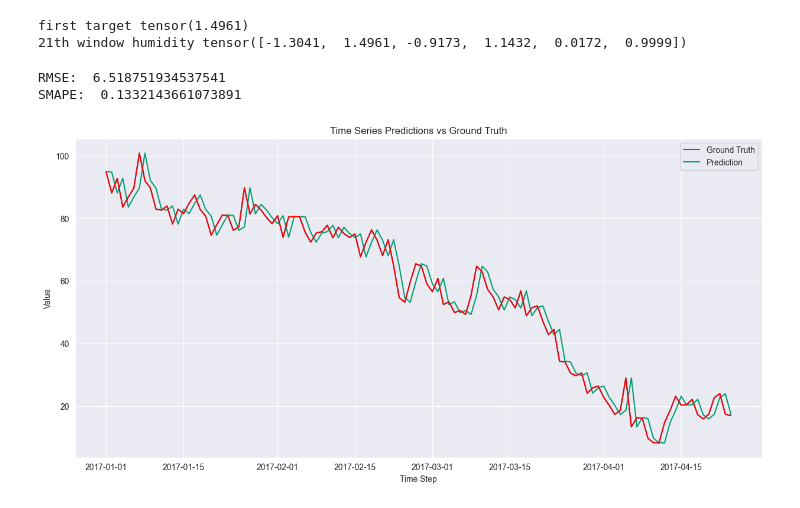
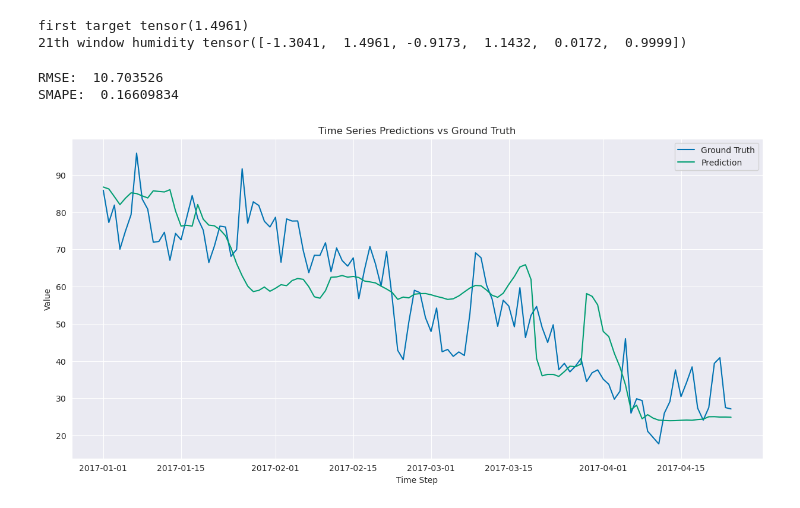
Before and after one commit to Jookare/ADAML-project2, a Jupyter notebook: Train/training.ipynb, the cells around one changed output. Cells and saved outputs as stored; diff of their text form; code cells hidden in the pictures.

```diff
--- a/Train/training.ipynb
+++ b/Train/training.ipynb
@@ -13,15 +13,15 @@ train_path = "../data/ClimateTrain.csv"
 test_path = "../data/ClimateTest.csv"
 
 # Read as pandas dataframe and transform dates to datetime
-train_df = pd.read_csv(train_path)
-train_df['date'] = pd.to_datetime(train_df['date'])
+train_df_raw = pd.read_csv(train_path)
+train_df_raw['date'] = pd.to_datetime(train_df_raw['date'])
 
-test_df = pd.read_csv(test_path)
-test_df['date'] = pd.to_datetime(test_df['date'])
+test_df_raw = pd.read_csv(test_path)
+test_df_raw['date'] = pd.to_datetime(test_df_raw['date'])
 
 # Plot description
-train_df.describe()
-test_df.describe()
+train_df_raw.describe()
+test_df_raw.describe()
 # %% [output]
 |  | date | meantemp | humidity | wind_speed | meanpressure |
 | count | 114 | 114.000000 | 114.000000 | 114.000000 | 114.000000 |
@@ -35,6 +35,6 @@ test_df.describe()
 # %% [markdown]
 ## Pretreat the data
 # %%
-train_df, test_df, reference_stats = pretreat_data(train_df, test_df)
+train_df, test_df, norm_stats = pretreat_data(train_df_raw, test_df_raw)
 # %% [output]
 Pre-treating data...
@@ -286,34 +285,28 @@ with torch.no_grad(): # Iterate
 gt = np.array(results["gt"])
 pred = np.array(results["pred"])
 
-gt = gt*reference_stats["humidity"]["std"][-114:] + reference_stats["humidity"]["mean"][-114:]
-pred = pred*reference_stats["humidity"]["std"][-114:] + reference_stats["humidity"]["mean"][-114:]
+gt = gt*norm_stats["humidity"]["std"] + norm_stats["humidity"]["mean"]
+pred = pred*norm_stats["humidity"]["std"] + norm_stats["humidity"]["mean"]
 
 mean_rmse = RMSE(gt, pred)
 mean_smape = SMAPE(gt, pred)
 print("RMSE: ", mean_rmse)
 print("SMAPE: ", mean_smape)
 # %% [output]
-RMSE:  6.518751934537541
-SMAPE:  0.1332143661073891
+RMSE:  10.703526
+SMAPE:  0.16609834
 # %%
 
 # Plot the ground truth and predictions
 plt.figure(figsize=(15, 7))
 plt.plot(test_df["date"], gt, label="Ground Truth", color=colors[0])
 plt.plot(test_df["date"], pred, label="Prediction", color=colors[1])
-
-plt.plot(test_df["date"], test_df_altered["humidity"][-114:], "r")
 # Add labels, legend, and grid
 plt.title("Time Series Predictions vs Ground Truth")
 plt.xlabel("Time Step")
 plt.ylabel("Value")
 plt.legend()
 plt.grid("on")
-
 plt.show()
-
-# plt.plot(results["gt"])
-# plt.plot(results["pred"])
 # %% [output]
-[figure, old version]
+[figure, new version]
```
Also changed, not shown: parts of 6 cells of this notebook.
